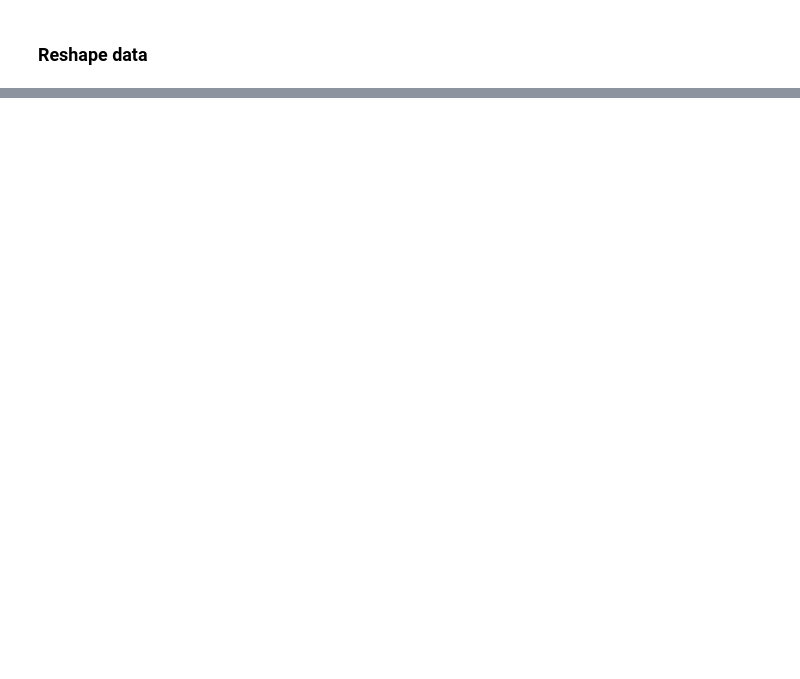
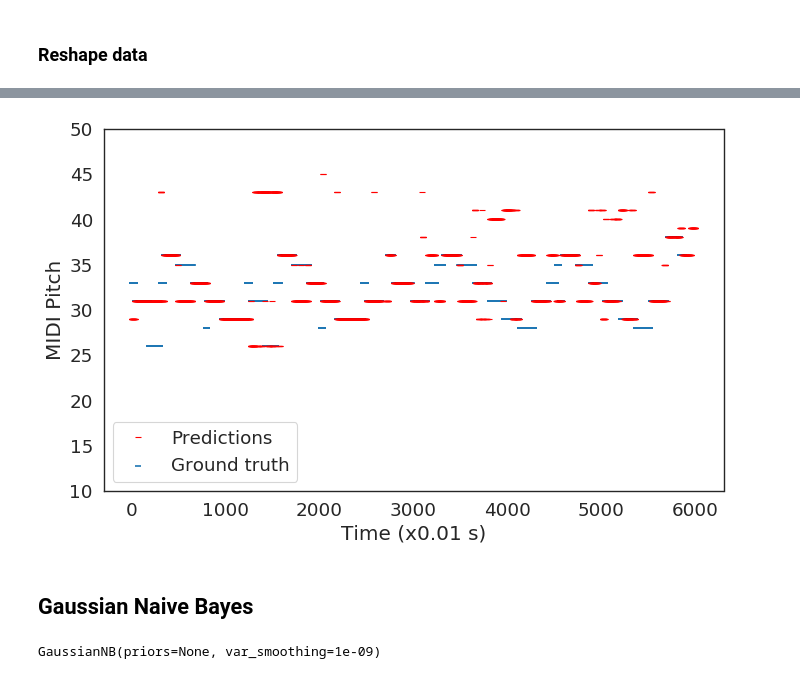
Before and after one commit to MarionLepert/cs229, a Jupyter notebook: main.ipynb, the cells around one changed output, grey strips where cells are left out. Saved outputs shown, nothing was run; the diff lists cells and outputs as text; code cells hidden in the pictures; blank space fills up the shorter version.

```diff
--- a/main.ipynb
+++ b/main.ipynb
@@ -209,0 +243,23 @@ array([-1., -1., -1., -1., -1., -1., -1., -1., -1., -1., -1., -1., -1.,
+# %%
+y_pred_nb = clf.predict(X_test)
+# %%
+fig = plt.figure(num=None, figsize=(10, 6), dpi=80, facecolor='w', edgecolor='k')
+output_y_test = np.argwhere(y_test>0)
+plt.scatter(output_y_test[0:5500,0], output_y_test[0:5500,1], marker='_', label='Ground truth')
+plt.plot(y_pred_nb[0:6000], '_', color='red', label='Predictions')
+plt.xlabel('Time (x0.01 s)')
+plt.ylabel('MIDI Pitch')
+plt.ylim(top=50)
+plt.ylim(bottom=10)
+plt.legend(loc='lower left')
+plt.show()
+# %% [output]
+[figure, added]
+# %% [markdown]
+## Gaussian Naive Bayes
+# %%
+from sklearn.naive_bayes import GaussianNB
+clf_g = GaussianNB()
+clf_g.fit(X_train, y_train_mod)
+# %% [output]
+GaussianNB(priors=None, var_smoothing=1e-09)
```
Also changed, not shown: parts of 25 cells of this notebook, 1 other file.
